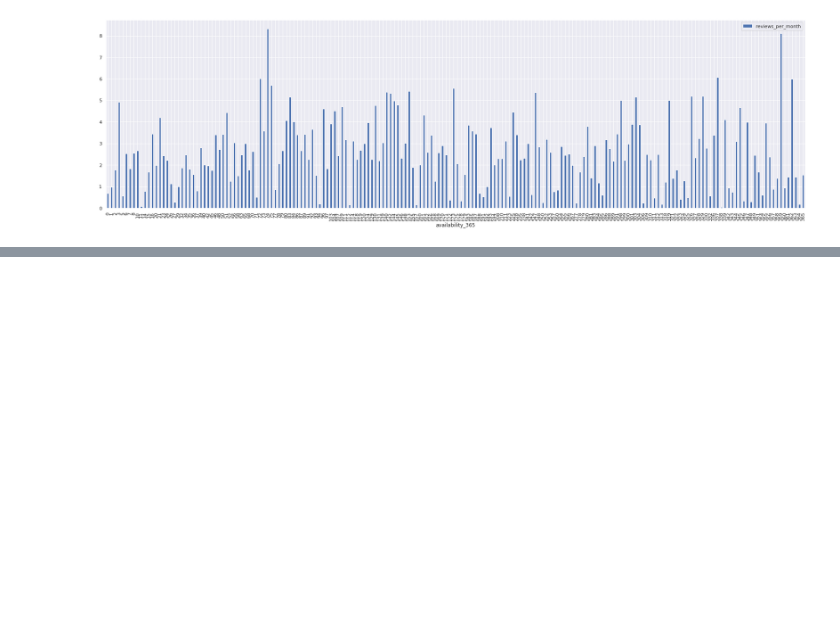
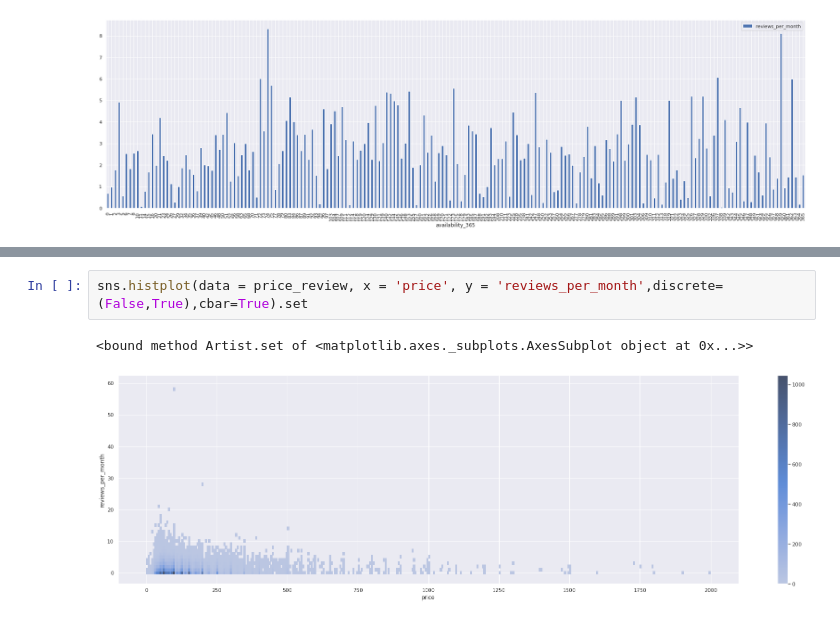
Before and after one commit to pranay2310/AirBnB-bookings-Analysis, a Jupyter notebook: Airbnb_Bookings_Analysis_Capstone_Project.ipynb, the cells around one changed output, grey strips where cells are left out. Cells and saved outputs as stored; diff of their text form; blank space fills up the shorter version.

```diff
--- a/Airbnb_Bookings_Analysis_Capstone_Project.ipynb
+++ b/Airbnb_Bookings_Analysis_Capstone_Project.ipynb
@@ -747,0 +742,5 @@ KeyError: ignored
+# %%
+sns.histplot(data = price_review, x = 'price', y = 'reviews_per_month',discrete=(False,True),cbar=True).set
+# %% [output]
+<bound method Artist.set of <matplotlib.axes._subplots.AxesSubplot object at 0x...>>
+[figure, added]
```
Also changed, not shown: parts of 6 cells of this notebook.
